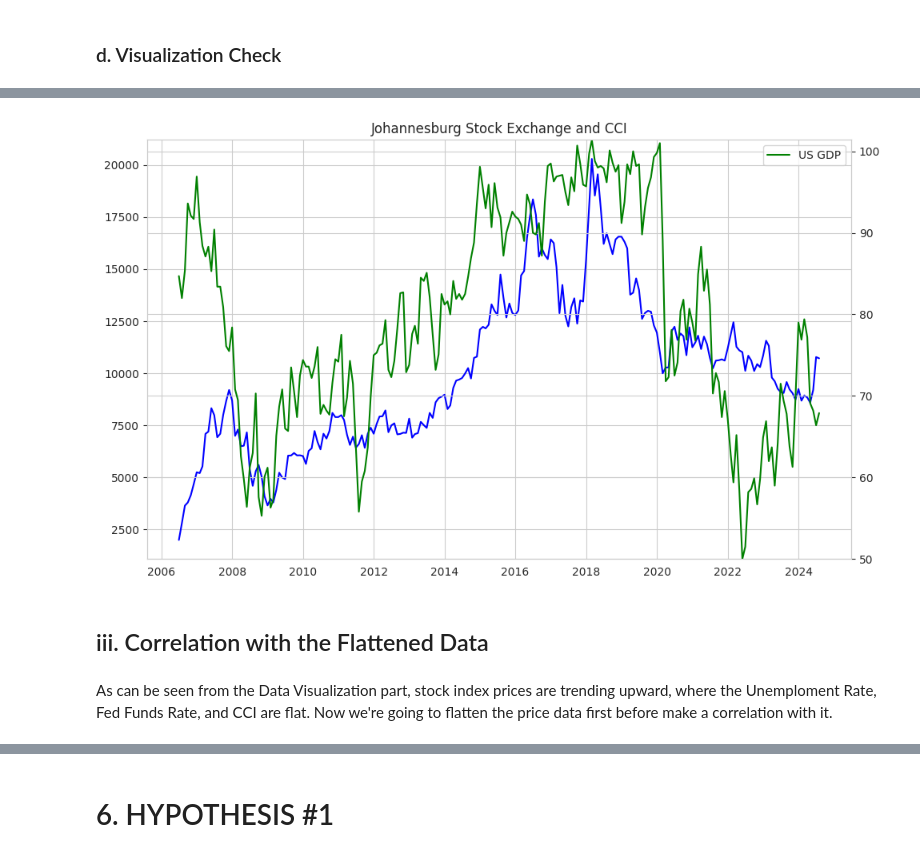
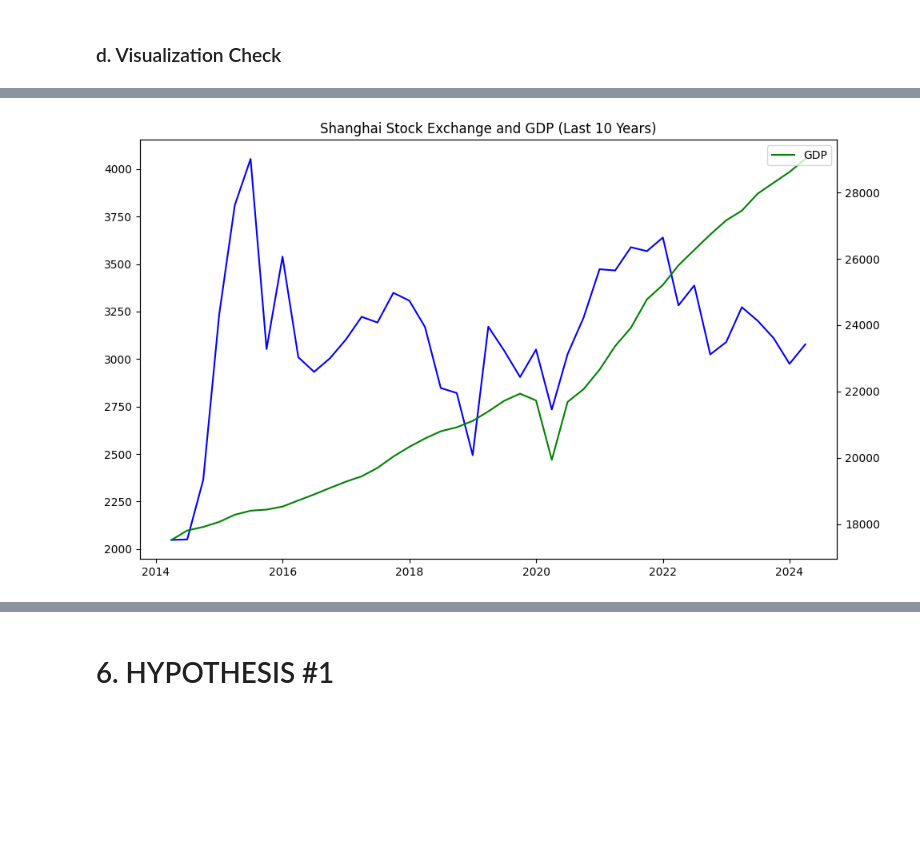
Before and after one commit to MSR2903/FinancialMetrics_Markets, a Jupyter notebook: Notebook_FinancialMetrics_Market.ipynb, the cells around one changed output, grey strips where cells are left out. Saved outputs shown, nothing was run; the diff lists cells and outputs as text; code cells hidden in the pictures; blank space fills up the shorter version.

```diff
--- a/Notebook_FinancialMetrics_Market.ipynb
+++ b/Notebook_FinancialMetrics_Market.ipynb
@@ -38,12 +34,9 @@ import numpy as np
 fred_data = {
     'GDP': 'GDP',
     'CPI': 'CPIAUCSL',
-    'UNRATE': 'UNRATE',
-    'FEDFUNDS': 'FEDFUNDS',
-    'CCI': 'UMCSENT'
 }
 
-fred = Fred(api_key='')
+fred = Fred(api_key='cbd136333ef1cd65783ab04229be84c1')
 
 tickers = {
     'NYSE': '^NYA',
@@ -427,25 +484,29 @@ plt.show()
 # %%
-jse_cci = merged_df[['Date', 'Johannesburg Stock Exchange', 'CCI']].dropna()
+shanghai_gdp = merged_df[['Date', 'Shanghai Stock Exchange', 'GDP']].dropna()
+shanghai_gdp['Date'] = pd.to_datetime(shanghai_gdp['Date'])
 
+# Get the last date in the dataframe and calculate the date 10 years before
+latest_date = shanghai_gdp['Date'].max()
+start_date = latest_date - pd.DateOffset(years=10)
+
+# Filter the dataframe to include only the last 10 years
+shanghai_gdp_last_10_years = shanghai_gdp[shanghai_gdp['Date'] >= start_date]
+
+# Plotting the filtered data
 plt.figure(figsize=(10, 6))
 
-plt.plot(jse_cci['Date'], jse_cci['Johannesburg Stock Exchange'], label='Johannesburg Stock Exchange', color='blue')
+plt.plot(shanghai_gdp_last_10_years['Date'], shanghai_gdp_last_10_years['Shanghai Stock Exchange'], label='Shanghai Stock Exchange', color='blue')
+ax2 = plt.twinx()
+ax2.plot(shanghai_gdp_last_10_years['Date'], shanghai_gdp_last_10_years['GDP'], label='GDP', color='green')
 
-ax2 = plt.twinx()
-ax2.plot(jse_cci['Date'], jse_cci['CCI'], label='US GDP', color='green')
-ax2.set_ylim(jse_cci['CCI'].min(), jse_cci['CCI'].max())
-
-plt.title('Johannesburg Stock Exchange and CCI')
+plt.title('Shanghai Stock Exchange and GDP (Last 10 Years)')
 plt.xlabel('Date')
 
 plt.legend(loc='upper left')
 ax2.legend(loc='upper right')
 
 plt.tight_layout()
+plt.grid(False)
 plt.show()
 # %% [output]
-[figure, old version]
+[figure, new version]
-# %% [markdown]
-## iii. Correlation with the Flattened Data
-# %% [markdown]
-As can be seen from the Data Visualization part, stock index prices are trending upward, where the Unemploment Rate, Fed Funds Rate, and CCI are flat. Now we're going to flatten the price data first before make a correlation with it.
```
Also changed, not shown: parts of 84 cells of this notebook.
